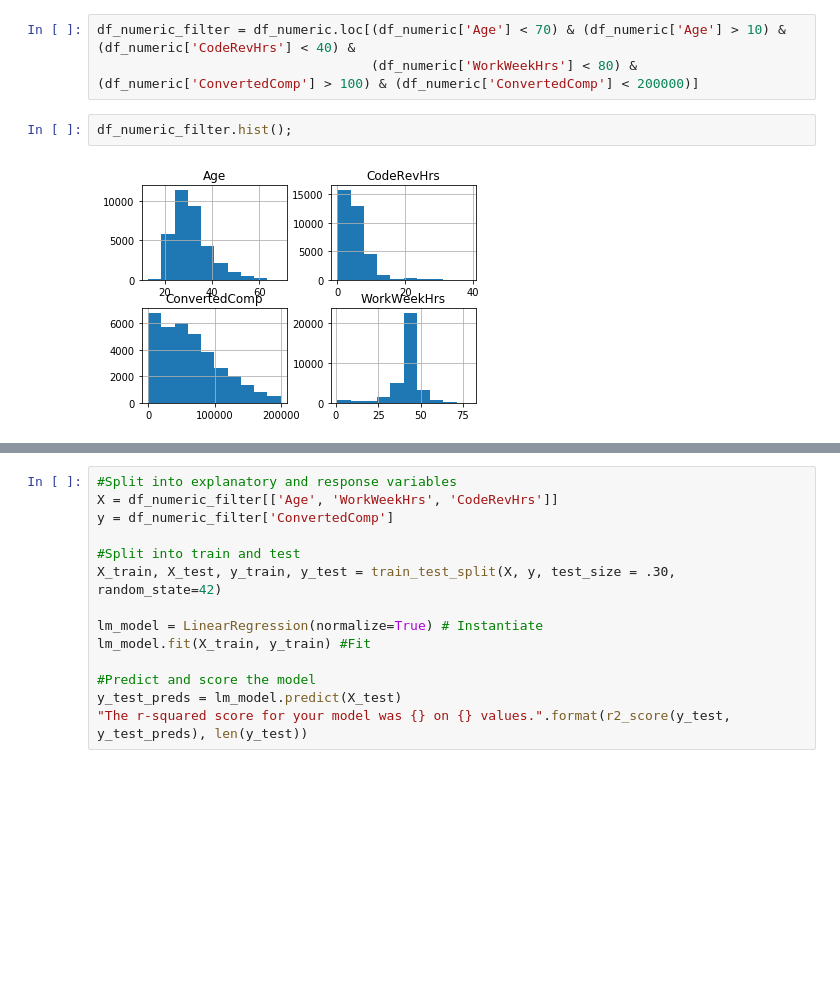
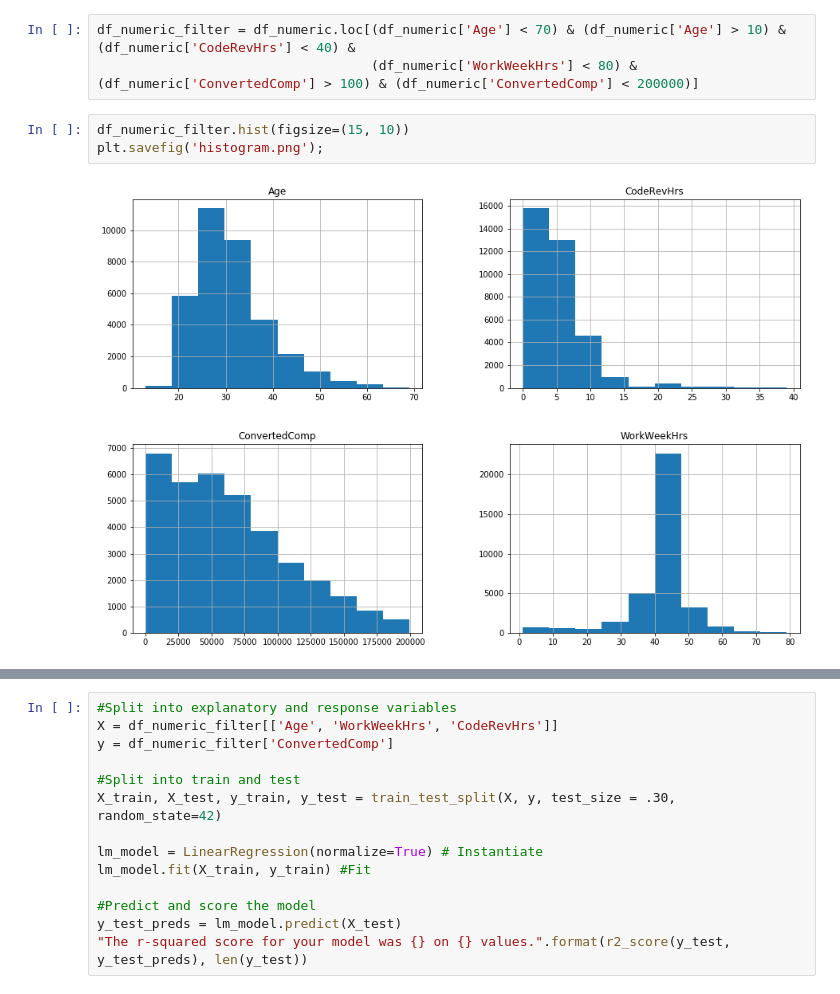
Before and after one commit to baekspace88/udacity-DS, a Jupyter notebook: Some findings from Stack Overflow Data 2019.ipynb, the cells around one changed output, grey strips where cells are left out. Cells and saved outputs as stored; diff of their text form; blank space fills up the shorter version.

```diff
--- a/Some findings from Stack Overflow Data 2019.ipynb
+++ b/Some findings from Stack Overflow Data 2019.ipynb
@@ -159,8 +163,9 @@ df_numeric = df_numeric.dropna()
 # %%
 df_numeric_filter = df_numeric.loc[(df_numeric['Age'] < 70) & (df_numeric['Age'] > 10) & (df_numeric['CodeRevHrs'] < 40) &
                                    (df_numeric['WorkWeekHrs'] < 80) & (df_numeric['ConvertedComp'] > 100) & (df_numeric['ConvertedComp'] < 200000)]
-# %%
-df_numeric_filter.hist();
-# %% [output]
-[figure, removed]
+# %%
+df_numeric_filter.hist(figsize=(15, 10))
+plt.savefig('histogram.png');
+# %% [output]
+[figure, added]
 # %%
```
Also changed, not shown: parts of 3 cells of this notebook, 8 other files.
